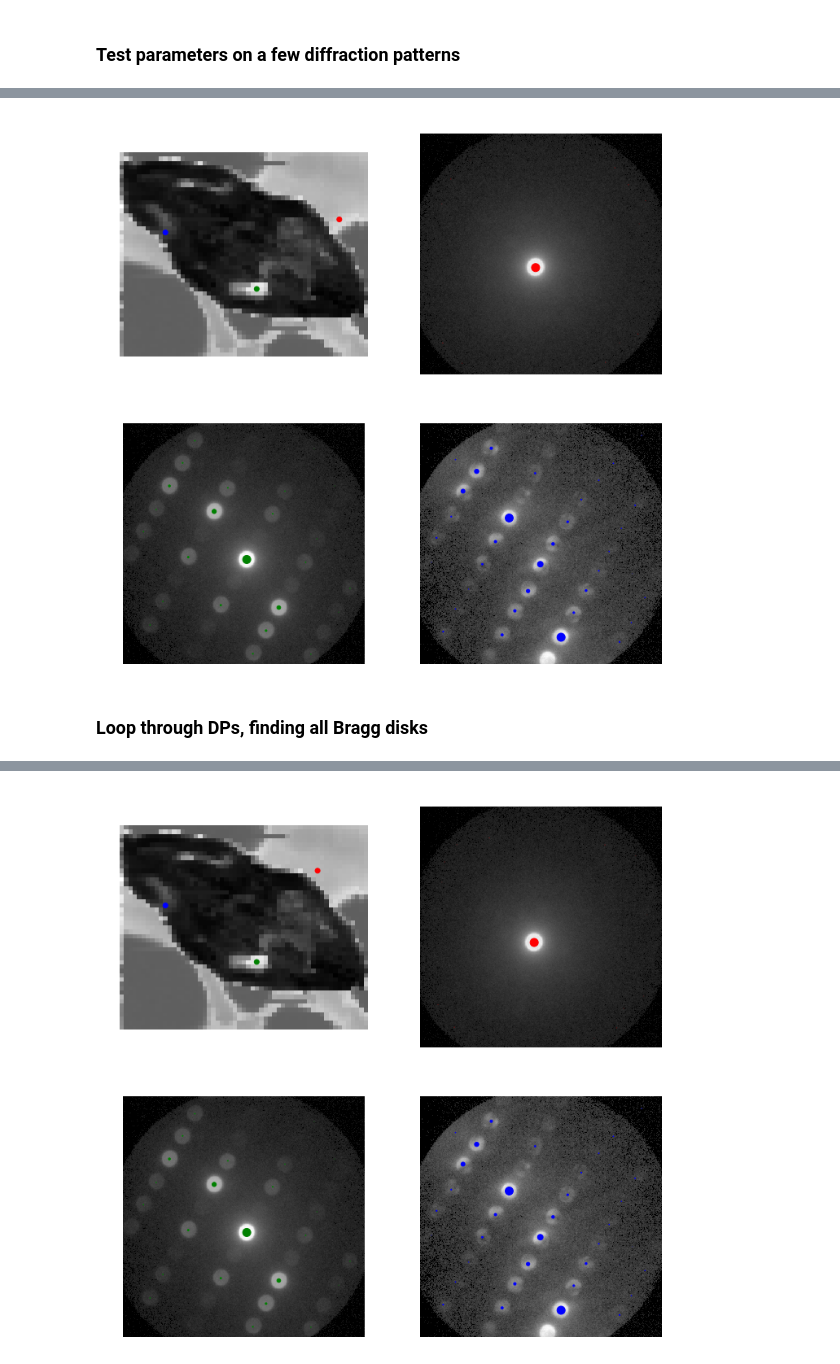
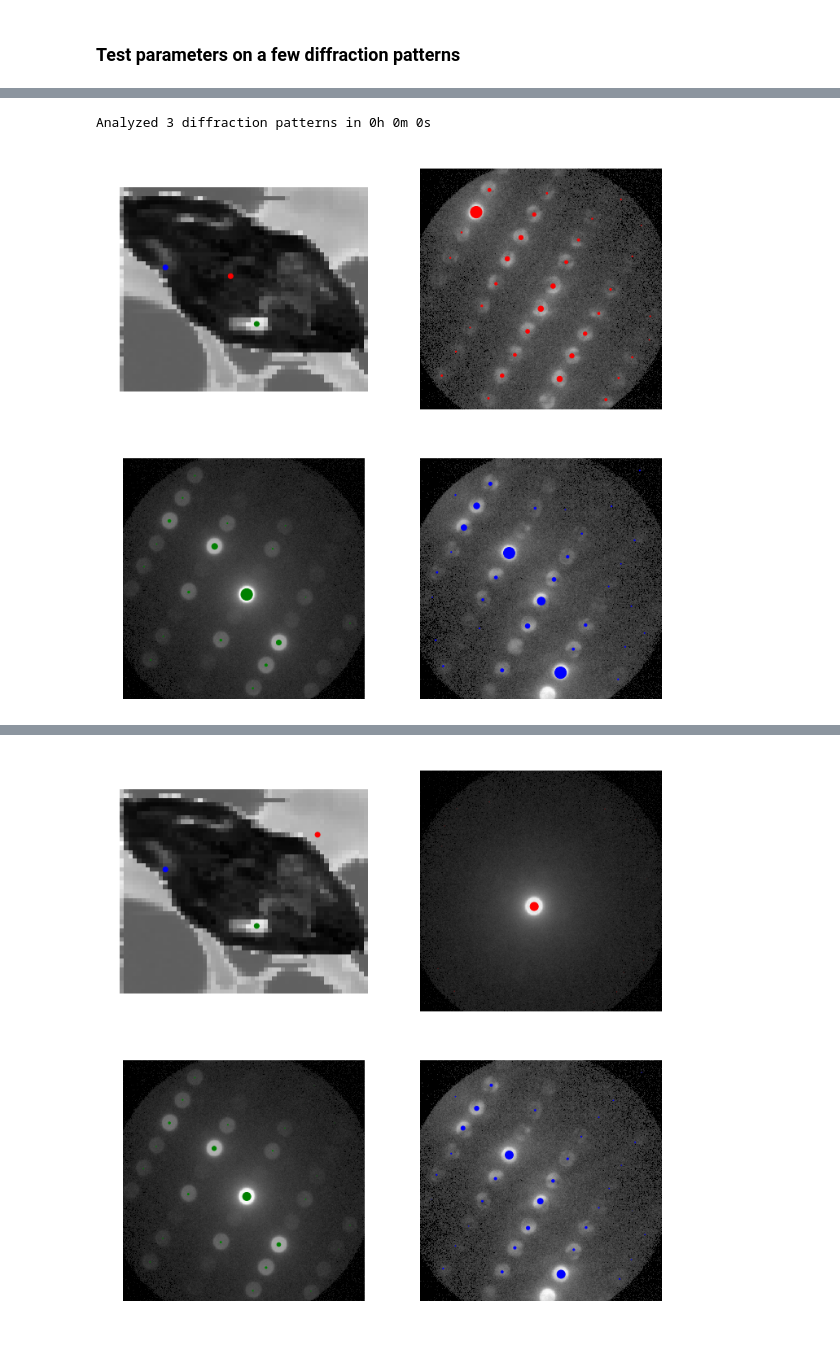
Before and after one commit to py4dstem/py4DSTEM, a Jupyter notebook: py4DSTEM/notebooks/workflow_demos/strain/Notebook2__find_bragg_disks.ipynb, the cells around one changed output, grey strips where cells are left out. Drawn from its saved outputs; the diff is of its cells as text; code cells hidden in the pictures.

```diff
--- a/py4DSTEM/notebooks/workflow_demos/strain/Notebook2__find_bragg_disks.ipynb
+++ b/py4DSTEM/notebooks/workflow_demos/strain/Notebook2__find_bragg_disks.ipynb
@@ -162,31 +63,55 @@ Finished in 0h 0m 0s
 # %%
-# Show results
+######## Parameters ########
 
+# Select scan positions
+Rxs=(20,31,18)
+Rys=(25,31,10)
+
+# Peak detection parameters
+corrPower = 0.8
+sigma = 2
+edgeBoundary = 20
+maxNumPeaks = 70
+minPeakSpacing = 50
+minRelativeIntensity = 0.001
+
+# Display parameters
 power=0.3
+size_scale_factor = 200       # Set to zero to make all points the same size
 
+############################
+
+# Find peaks
+peaks = find_Bragg_disks_selected(dc, probe_kernel.data2D, Rxs, Rys,
+                                  corrPower=corrPower,
+                                  sigma=sigma,
+                                  edgeBoundary=edgeBoundary,
+                                  minRelativeIntensity=minRelativeIntensity,
+                                  minPeakSpacing=minPeakSpacing,
+                                  maxNumPeaks=maxNumPeaks)
+
+# Show
 fig,((ax11,ax12),(ax21,ax22))=plt.subplots(2,2,figsize=(12,12))
+ax11.matshow(np.average(dc.data4D,axis=(2,3)))
+ax11.scatter(Rys,Rxs,color=('r','g','b'))
+ax12.matshow(dc.data4D[Rxs[0],Rys[0],:,:]**power)
+ax21.matshow(dc.data4D[Rxs[1],Rys[1],:,:]**power)
+ax22.matshow(dc.data4D[Rxs[2],Rys[2],:,:]**power)
 
-ax11.matshow(np.average(dc.data4D,axis=(2,3)))
-ax11.scatter(ys,xs,color=('r','g','b'))
-
-ax12.matshow(dc.data4D[xs[0],ys[0],:,:]**power)
-ax21.matshow(dc.data4D[xs[1],ys[1],:,:]**power)
-ax22.matshow(dc.data4D[xs[2],ys[2],:,:]**power)
-
-peaks0 = testBraggpeaks[0]
-peaks1 = testBraggpeaks[1]
-peaks2 = testBraggpeaks[2]
-
-ax12.scatter(peaks0.data['qy'],peaks0.data['qx'],color='r',s=100*peaks0.data['intensity']/np.max(peaks0.data['intensity']))
-ax21.scatter(peaks1.data['qy'],peaks1.data['qx'],color='g',s=100*peaks1.data['intensity']/np.max(peaks1.data['intensity']))
-ax22.scatter(peaks2.data['qy'],peaks2.data['qx'],color='b',s=100*peaks2.data['intensity']/np.max(peaks2.data['intensity']))
+if size_scale_factor == 0:
+    ax12.scatter(peaks[0].data['qy'],peaks[0].data['qx'],color='r')
+    ax21.scatter(peaks[1].data['qy'],peaks[1].data['qx'],color='g')
+    ax22.scatter(peaks[2].data['qy'],peaks[2].data['qx'],color='b')
+else:
+    ax12.scatter(peaks[0].data['qy'],peaks[0].data['qx'],color='r',s=size_scale_factor*peaks[0].data['intensity']/np.max(peaks[0].data['intensity']))
+    ax21.scatter(peaks[1].data['qy'],peaks[1].data['qx'],color='g',s=size_scale_factor*peaks[1].data['intensity']/np.max(peaks[1].data['intensity']))
+    ax22.scatter(peaks[2].data['qy'],peaks[2].data['qx'],color='b',s=size_scale_factor*peaks[2].data['intensity']/np.max(peaks[2].data['intensity']))
 
 ax11.axis('off')
 ax12.axis('off')
 ax21.axis('off')
 ax22.axis('off')
 plt.show()
 # %% [output]
+Analyzed 3 diffraction patterns in 0h 0m 0s
-[figure, old version]
+[figure, new version]
-# %% [markdown]
-### Loop through DPs, finding all Bragg disks
```
Also changed, not shown: parts of 7 cells of this notebook, 6 other files.
